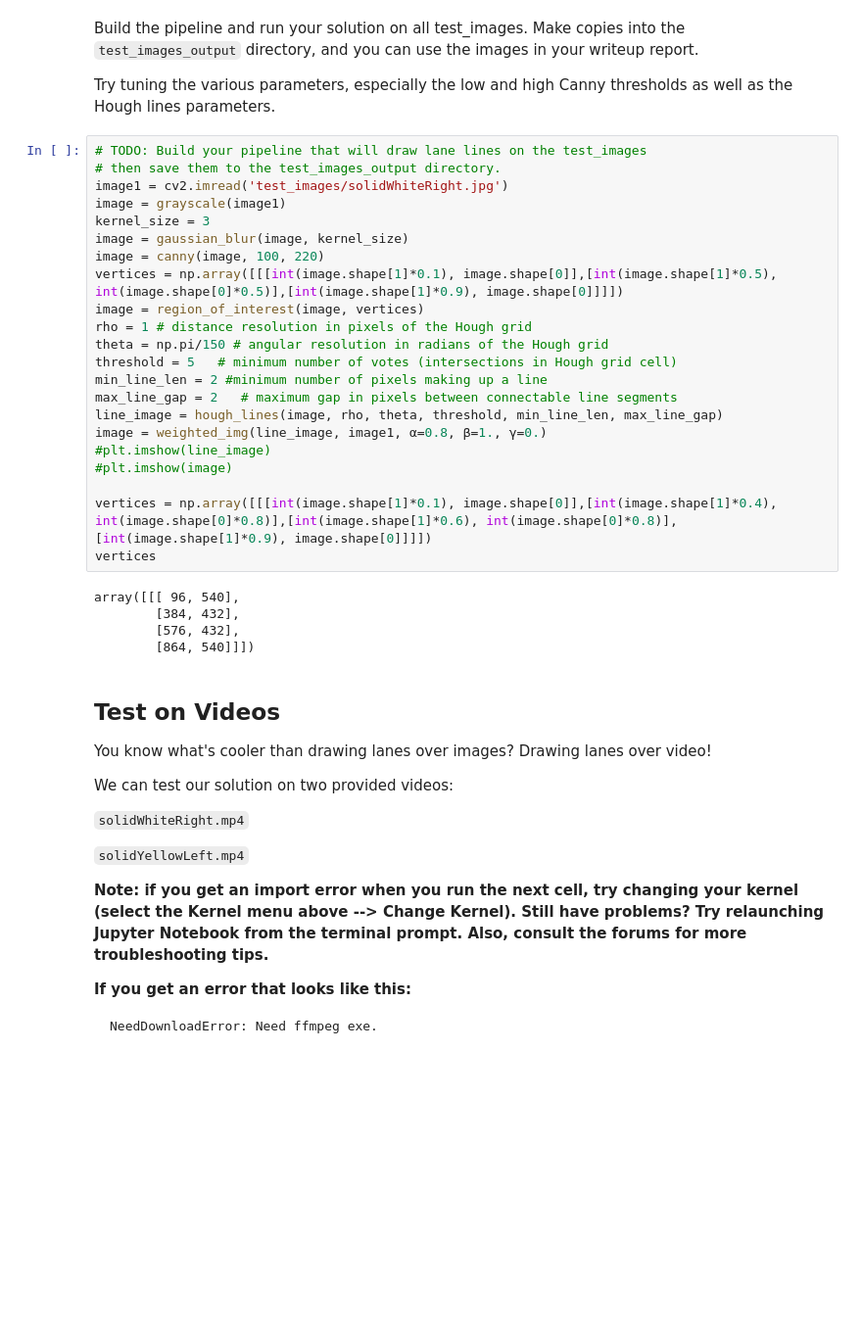
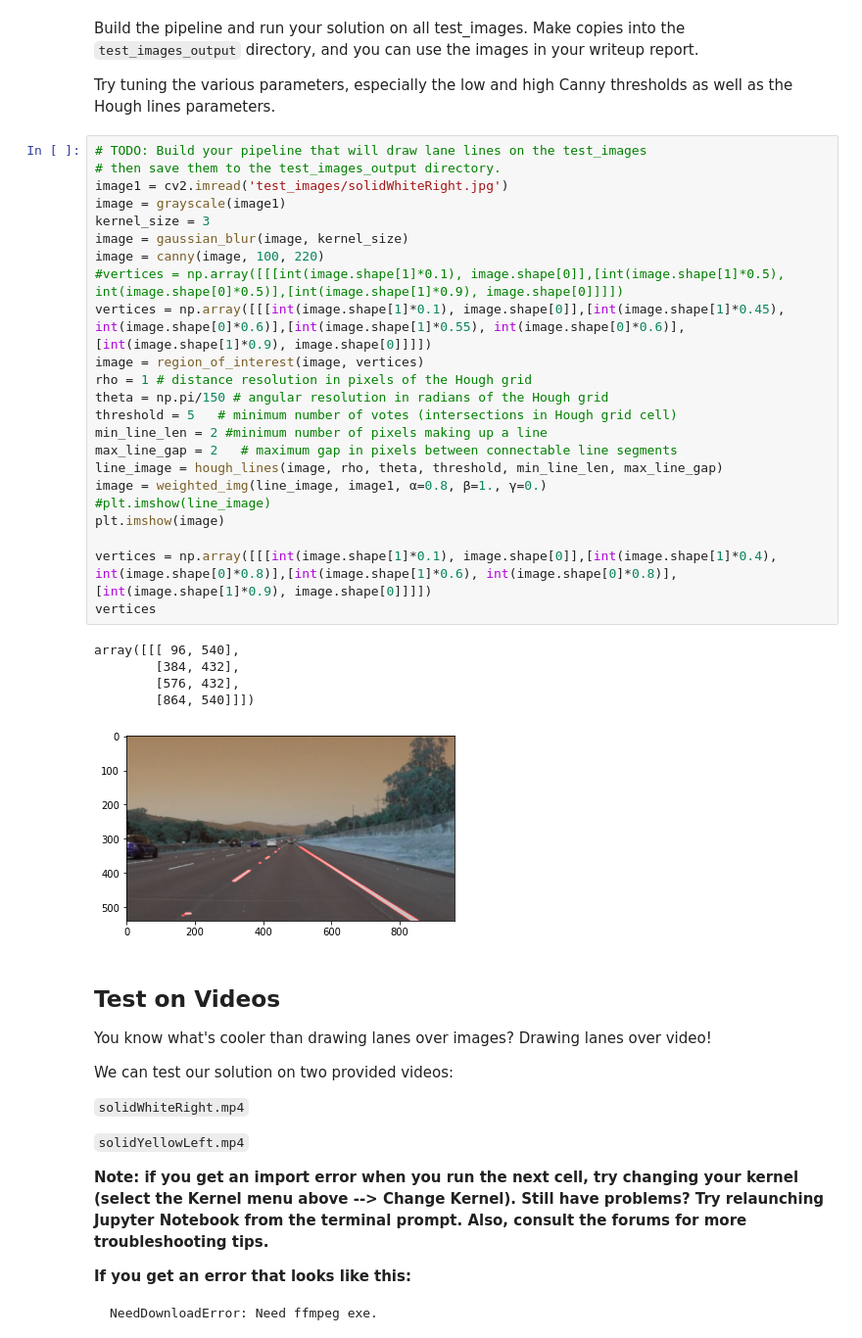
Before and after one commit to vamiq06/CarND-LaneLines-P1, a Jupyter notebook: P1.ipynb, the cells around one changed output. Shown at 98% size. Saved outputs shown, nothing was run; the diff lists cells and outputs as text; blank space fills up the shorter version.

```diff
--- a/P1.ipynb
+++ b/P1.ipynb
@@ -196,30 +196,32 @@ Try tuning the various parameters, especially the low and high Canny thresholds
 # %%
 # TODO: Build your pipeline that will draw lane lines on the test_images
 # then save them to the test_images_output directory.
 image1 = cv2.imread('test_images/solidWhiteRight.jpg')
 image = grayscale(image1)
 kernel_size = 3
 image = gaussian_blur(image, kernel_size)
 image = canny(image, 100, 220)
-vertices = np.array([[[int(image.shape[1]*0.1), image.shape[0]],[int(image.shape[1]*0.5), int(image.shape[0]*0.5)],[int(image.shape[1]*0.9), image.shape[0]]]])
+#vertices = np.array([[[int(image.shape[1]*0.1), image.shape[0]],[int(image.shape[1]*0.5), int(image.shape[0]*0.5)],[int(image.shape[1]*0.9), image.shape[0]]]])
+vertices = np.array([[[int(image.shape[1]*0.1), image.shape[0]],[int(image.shape[1]*0.45), int(image.shape[0]*0.6)],[int(image.shape[1]*0.55), int(image.shape[0]*0.6)],[int(image.shape[1]*0.9), image.shape[0]]]])
 image = region_of_interest(image, vertices)
 rho = 1 # distance resolution in pixels of the Hough grid
 theta = np.pi/150 # angular resolution in radians of the Hough grid
 threshold = 5   # minimum number of votes (intersections in Hough grid cell)
 min_line_len = 2 #minimum number of pixels making up a line
 max_line_gap = 2   # maximum gap in pixels between connectable line segments
 line_image = hough_lines(image, rho, theta, threshold, min_line_len, max_line_gap)
 image = weighted_img(line_image, image1, α=0.8, β=1., γ=0.)
 #plt.imshow(line_image)
-#plt.imshow(image)
+plt.imshow(image)
 
 vertices = np.array([[[int(image.shape[1]*0.1), image.shape[0]],[int(image.shape[1]*0.4), int(image.shape[0]*0.8)],[int(image.shape[1]*0.6), int(image.shape[0]*0.8)],[int(image.shape[1]*0.9), image.shape[0]]]])
 vertices
 # %% [output]
 array([[[ 96, 540],
         [384, 432],
         [576, 432],
         [864, 540]]])
+[figure, added]
 # %% [markdown]
 ## Test on Videos
 
```
Also changed, not shown: parts of 4 cells of this notebook, 3 other files.
